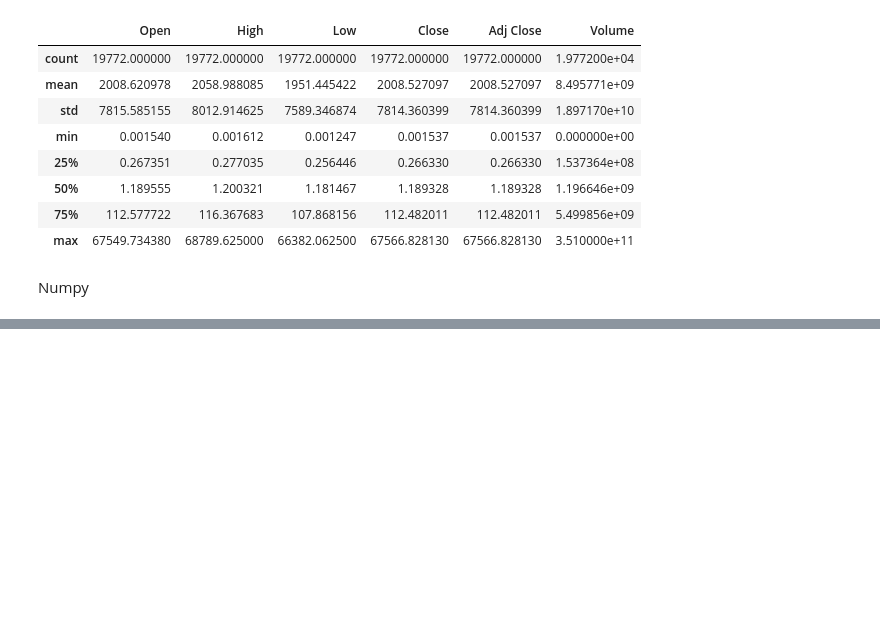
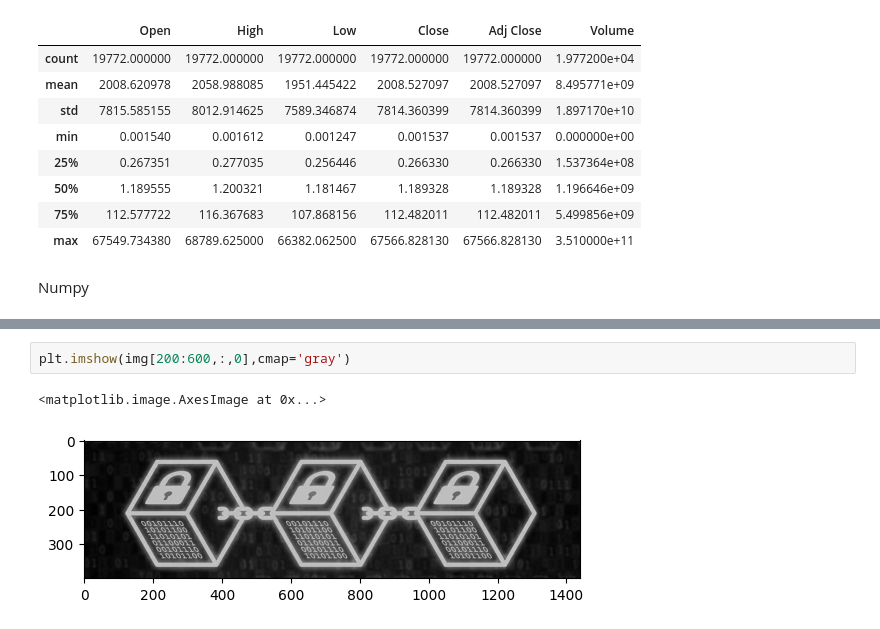
Before and after one commit to MartinMF88/Data-Science, a Jupyter notebook: notebooks/C03.ipynb, the cells around one changed output, grey strips where cells are left out. Drawn from its saved outputs; the diff is of its cells as text; blank space fills up the shorter version.

```diff
--- a/notebooks/C03.ipynb
+++ b/notebooks/C03.ipynb
@@ -165,0 +221,5 @@ plt.inshow(img)
+# %%
+plt.imshow(img[200:600,:,0],cmap='gray')
+# %% [output]
+<matplotlib.image.AxesImage at 0x...>
+[figure, added]
```
Also changed, not shown: parts of 11 cells of this notebook, 1 other file.
